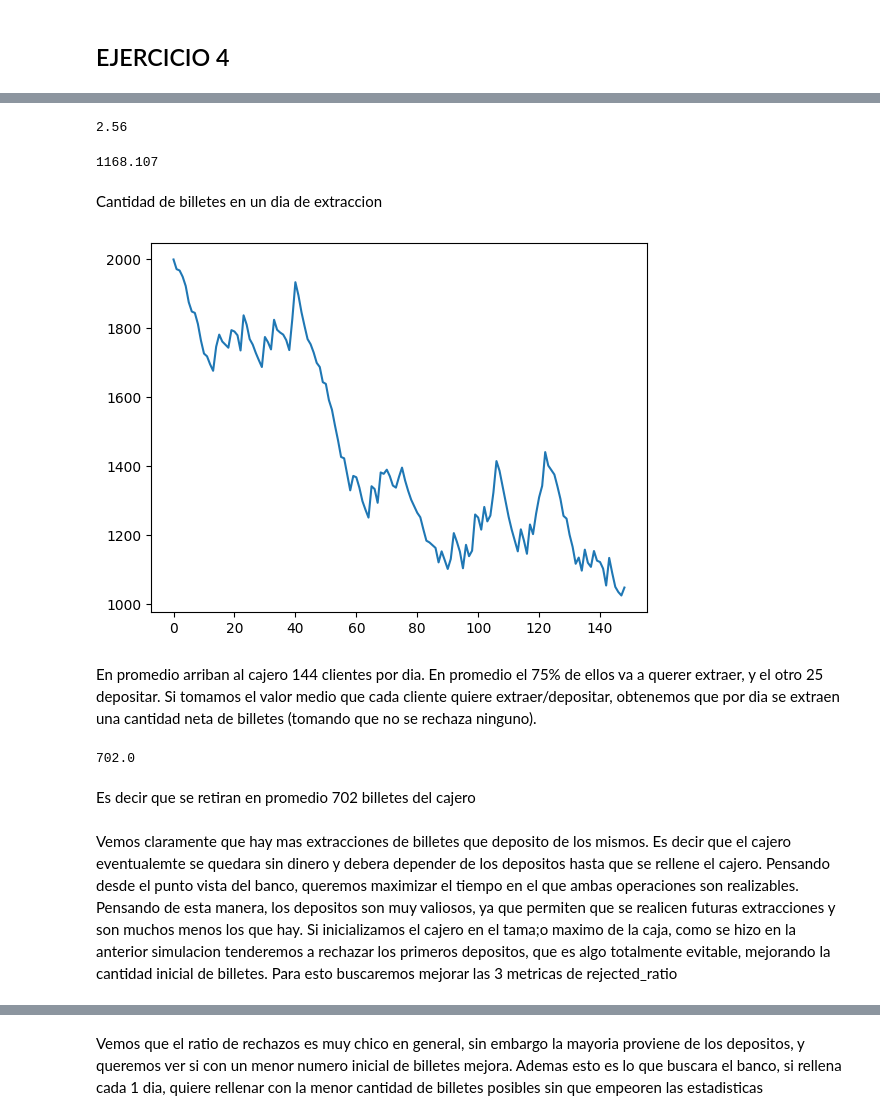
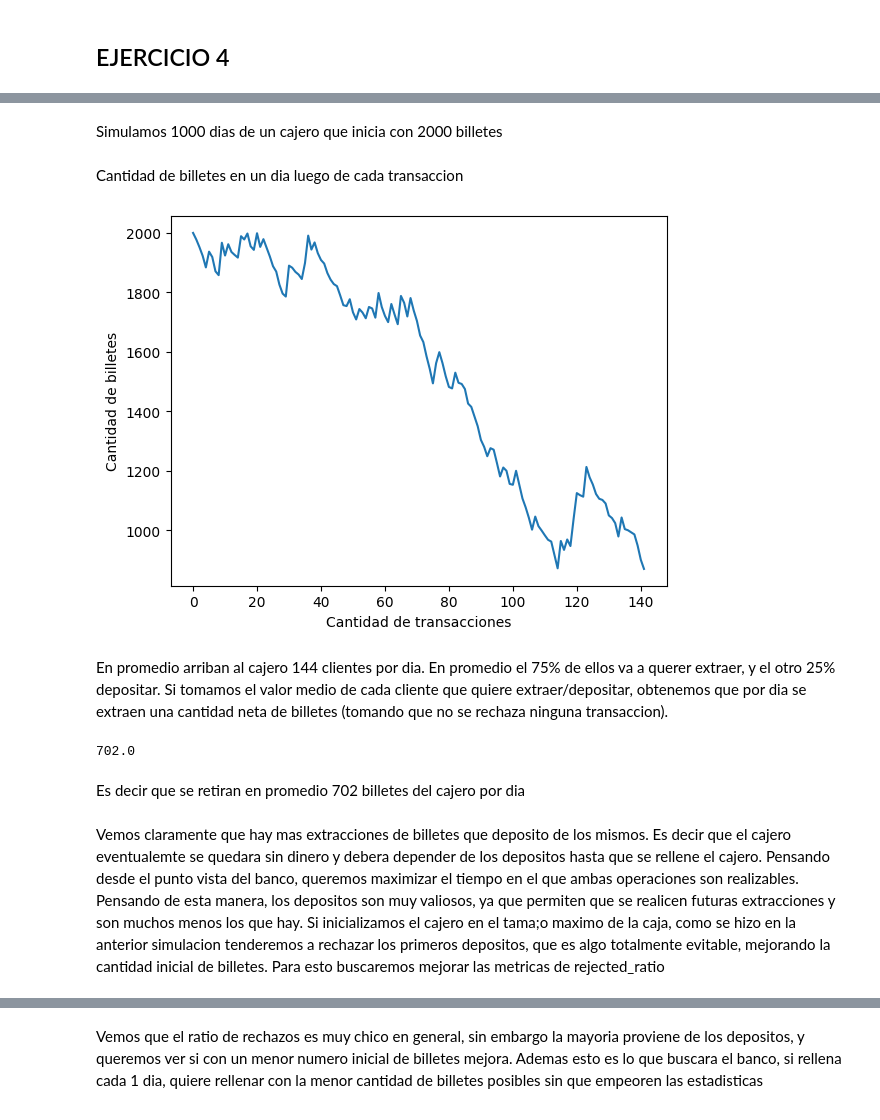
Before and after one commit to Rivejjj/Los-Simuladores, a Jupyter notebook: tp2.ipynb, the cells around one changed output, grey strips where cells are left out. Cells and saved outputs as stored; diff of their text form; code cells hidden in the pictures.

```diff
--- a/tp2.ipynb
+++ b/tp2.ipynb
@@ -68,20 +68,3 @@ class Exp_generator:
         for i in range(n):
             rand_numbers.append(self.rand())
         return rand_numbers
-# %%
-seed = int(time.time())
-
-exp_generator = Exp_generator(seed, 1/6)
-
-#b = exp_generator.rand()
-#b = exp_generator.rand()
-a = []
-
-for i in range(100):
-    n = exp_generator.rand()
-    a.append(n)
-    if n < 0:
-        print(n)
-
-print(a)
-print(sum(a)/len(a))
@@ -963,46 +775,32 @@ def days_of_work(n, initial_bills):
         env.run(until=SIM_TIME_4)
         atms.append(atm)
     return atms
+# %% [markdown]
+Simulamos 1000 dias de un cajero que inicia con 2000 billetes
 # %%
 atms = days_of_work(1000, 2000)
-# %%
-#aprox 2000 - 882 = 1118
-aux = 0
-for atm in atms:
-    aux += atm.failed_deposits
-
-aux/1000
-# %% [output]
-2.56
-# %%
-#aprox 2000 - 882 = 1118
-aux = 0
-for atm in atms:
-    aux += atm.bills
-
-aux/1000
-# %% [output]
-1168.107
 # %% [markdown]
-Cantidad de billetes en un dia de extraccion
+Cantidad de billetes en un dia luego de cada transaccion
 # %%
 def plot_bill_tracker(atm):
     plt.plot(atm.bill_tracker)
+    plt.xlabel("Cantidad de transacciones")
+    plt.ylabel("Cantidad de billetes")
     plt.show()
 
 plot_bill_tracker(atms[0])
 # %% [output]
-[figure, old version]
+[figure, new version]
 # %% [markdown]
-En promedio arriban al cajero 144 clientes por dia. En promedio el 75% de ellos va a querer extraer, y el otro 25 depositar. Si tomamos el valor medio que cada cliente quiere extraer/depositar, obtenemos que por dia se extraen una cantidad neta de billetes (tomando que no se rechaza ninguno).
+En promedio arriban al cajero 144 clientes por dia. En promedio el 75% de ellos va a querer extraer, y el otro 25% depositar. Si tomamos el valor medio de cada cliente que quiere extraer/depositar, obtenemos que por dia se extraen una cantidad neta de billetes (tomando que no se rechaza ninguna transaccion).
 # %%
 (144 * 0.75 * (53 / 2)) - (144 * 0.25 *60)
 # %% [output]
 702.0
 # %% [markdown]
-Es decir que se retiran en promedio 702 billetes del cajero
+Es decir que se retiran en promedio 702 billetes del cajero por dia
 # %% [markdown]
-Vemos claramente que hay mas extracciones de billetes que deposito de los mismos. Es decir que el cajero eventualemte se quedara sin dinero y debera depender de los depositos hasta que se rellene el cajero. Pensando desde el punto vista del banco, queremos maximizar el tiempo en el que ambas operaciones son realizables. Pensando de esta manera, los depositos son muy valiosos, ya que permiten que se realicen futuras extracciones y son muchos menos los que hay. Si inicializamos el cajero en el tama;o maximo de la caja, como se hizo en la anterior simulacion tenderemos a rechazar los primeros depositos, que es algo totalmente evitable, mejorando la cantidad inicial de billetes. Para esto buscaremos mejorar las 3 metricas de rejected_ratio
+Vemos claramente que hay mas extracciones de billetes que deposito de los mismos. Es decir que el cajero eventualemte se quedara sin dinero y debera depender de los depositos hasta que se rellene el cajero. Pensando desde el punto vista del banco, queremos maximizar el tiempo en el que ambas operaciones son realizables. Pensando de esta manera, los depositos son muy valiosos, ya que permiten que se realicen futuras extracciones y son muchos menos los que hay. Si inicializamos el cajero en el tama;o maximo de la caja, como se hizo en la anterior simulacion tenderemos a rechazar los primeros depositos, que es algo totalmente evitable, mejorando la cantidad inicial de billetes. Para esto buscaremos mejorar las metricas de rejected_ratio
 # %%
 def get_mean_ratios(atms):
     rej_t_ratio = []
```
Also changed, not shown: parts of 106 cells of this notebook.
